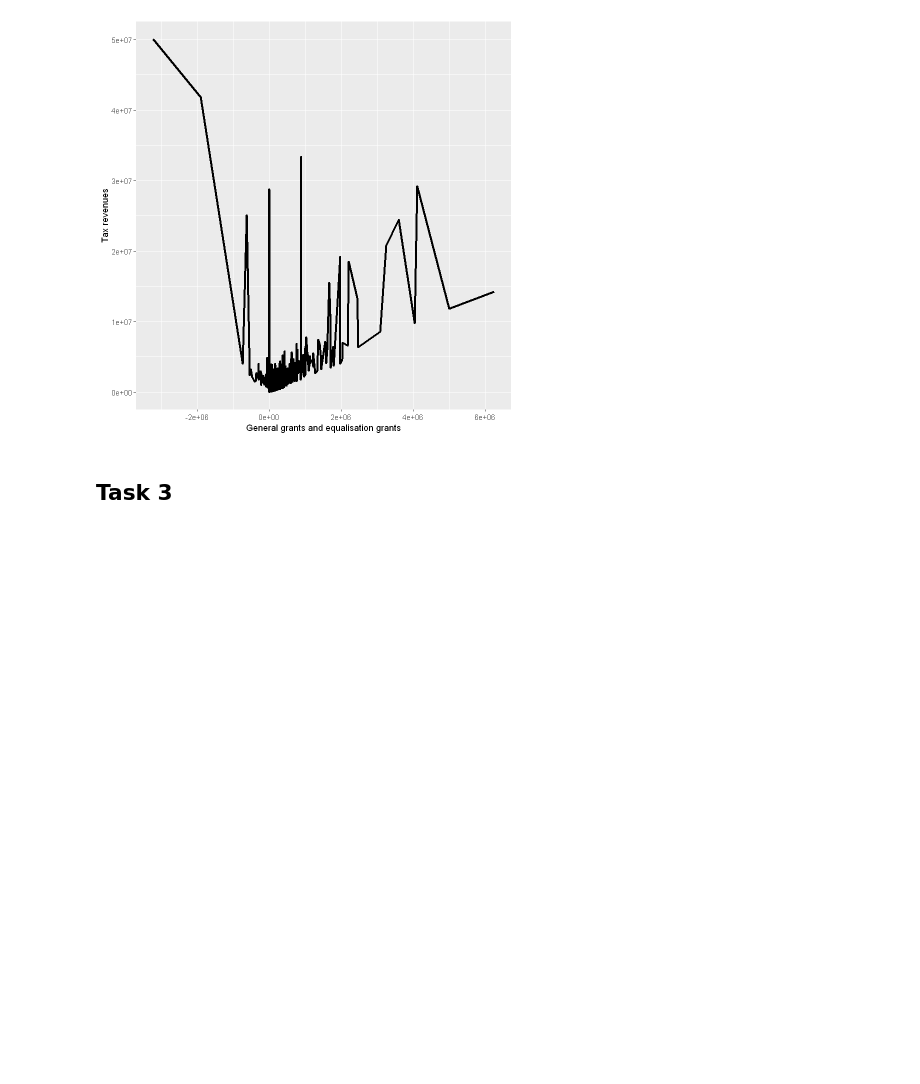
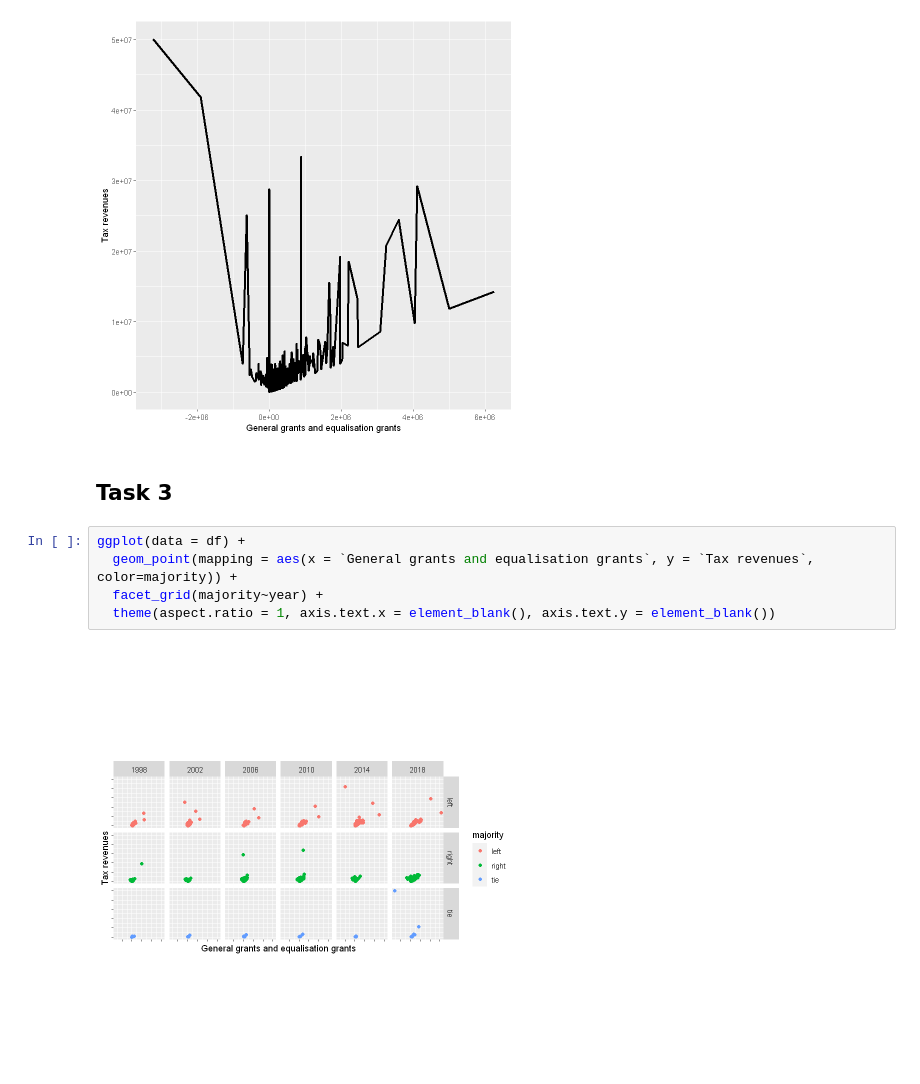
Before and after one commit to Keno-git/DS_assigment1, a Jupyter notebook: Assignment_2/Assignment_2.ipynb, the cells around one changed output. Saved outputs shown, nothing was run; the diff lists cells and outputs as text; blank space fills up the shorter version.

```diff
--- a/Assignment_2/Assignment_2.ipynb
+++ b/Assignment_2/Assignment_2.ipynb
@@ -296,3 +296,10 @@ ggplot(df, aes(x = `General grants and equalisation grants`, y = `Tax revenues`)
 [figure]
 # %% [markdown]
 ## Task 3
+# %%
+ggplot(data = df) +
+  geom_point(mapping = aes(x = `General grants and equalisation grants`, y = `Tax revenues`, color=majority)) +
+  facet_grid(majority~year) +
+  theme(aspect.ratio = 1, axis.text.x = element_blank(), axis.text.y = element_blank())
+# %% [output]
+[figure, added]
```
Also changed, not shown: parts of 5 cells of this notebook.
